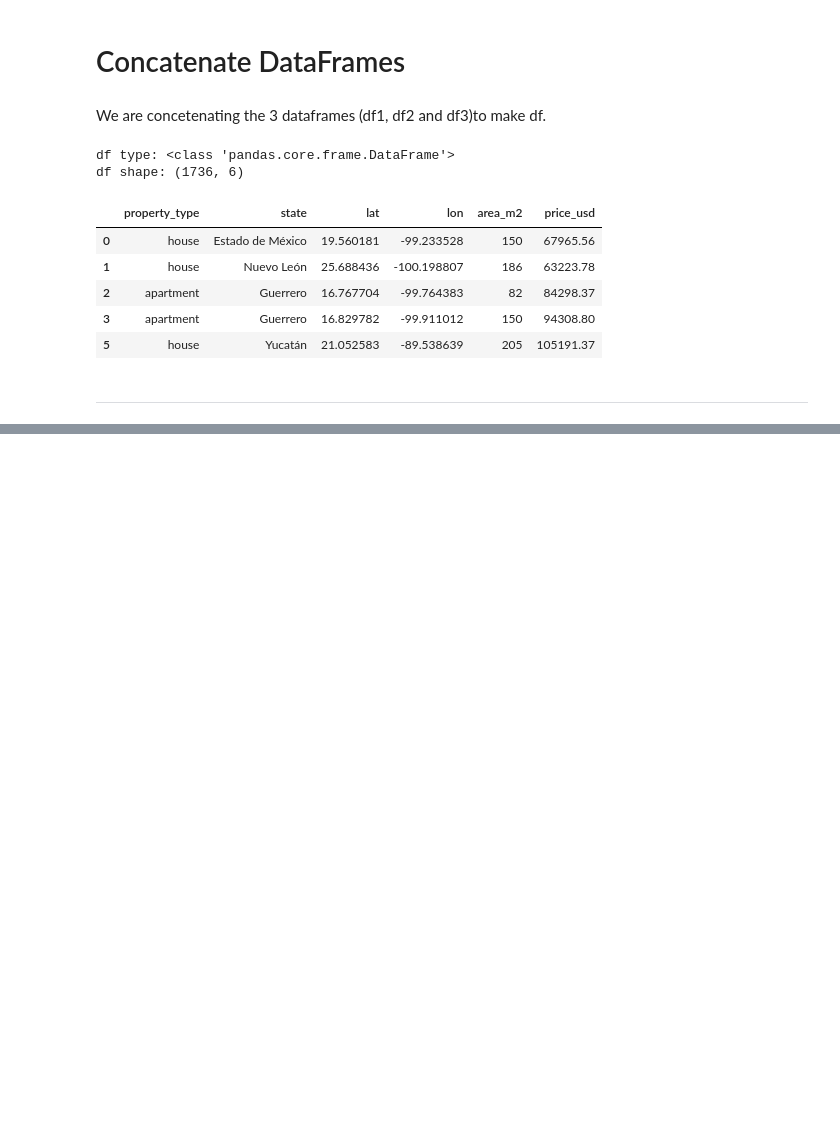
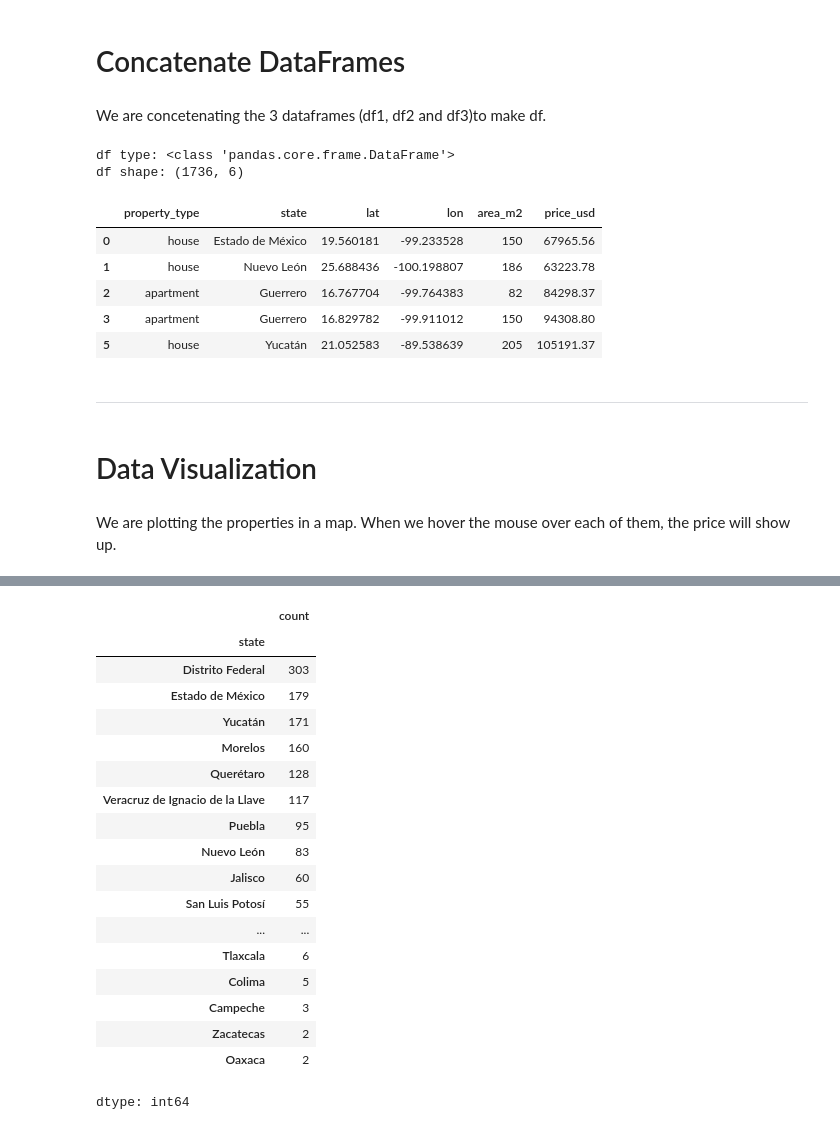
Before and after one commit to ibshafique/mlops_with_poridhi, a Jupyter notebook: prerequisite_projects/WQU_DS/01_housing_in_mexico/mexico_housing.ipynb, the cells around one changed output, grey strips where cells are left out. Drawn from its saved outputs; the diff is of its cells as text; code cells hidden in the pictures; blank space fills up the shorter version.

```diff
--- a/prerequisite_projects/WQU_DS/01_housing_in_mexico/mexico_housing.ipynb
+++ b/prerequisite_projects/WQU_DS/01_housing_in_mexico/mexico_housing.ipynb
@@ -216,6 +216,10 @@ df shape: (1736, 6)
 | 5 | house | Yucatán | 21.052583 | -89.538639 | 205 | 105191.37 |
 # %% [markdown]
 ---
+# %% [markdown]
+# Data Visualization
+# %% [markdown]
+We are plotting the properties in a map. When we hover the mouse over each of them, the price will show up.
 # %%
 # Use plotly express to create figure
 fig = px.scatter_mapbox(
@@ -235,3 +239,25 @@ fig.update_layout(mapbox_style="open-street-map")
 fig.show()
 # %% [output]
 [interactive output not drawn]
+# %%
+df['state'].value_counts()
+# %% [output]
+|  | count |
+| state |  |
+| Distrito Federal | 303 |
+| Estado de México | 179 |
+| Yucatán | 171 |
+| Morelos | 160 |
+| Querétaro | 128 |
+| Veracruz de Ignacio de la Llave | 117 |
+| Puebla | 95 |
+| Nuevo León | 83 |
+| Jalisco | 60 |
+| San Luis Potosí | 55 |
+| ... | ... |
+| Tlaxcala | 6 |
+| Colima | 5 |
+| Campeche | 3 |
+| Zacatecas | 2 |
+| Oaxaca | 2 |
+dtype: int64
```
Also changed, not shown: parts of 3 cells of this notebook.
